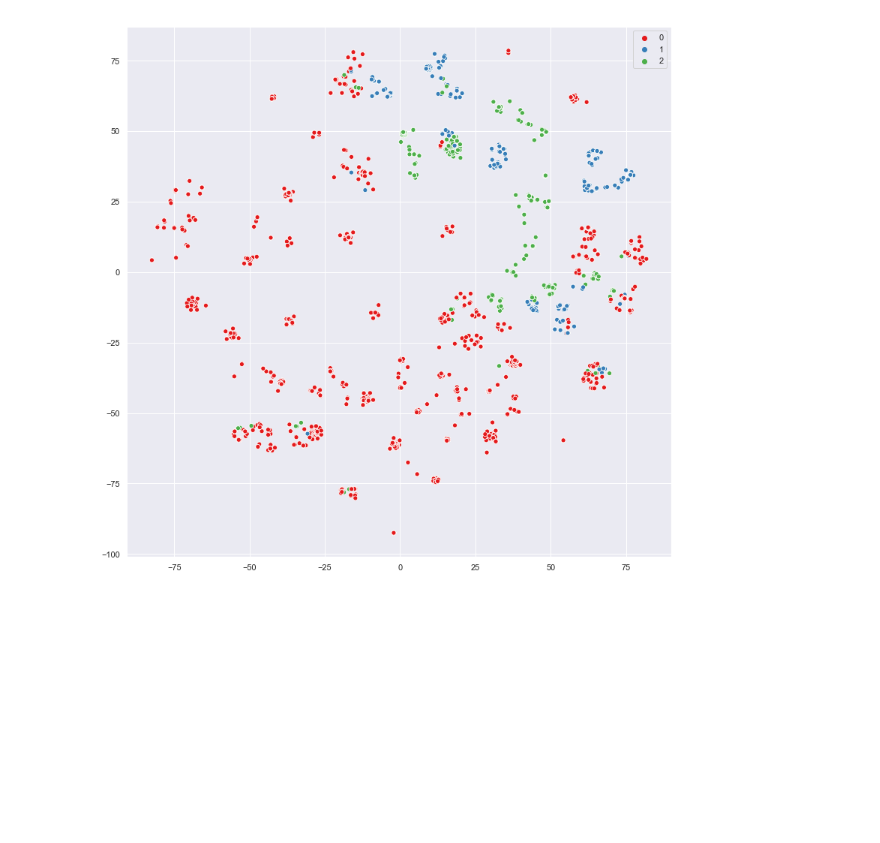
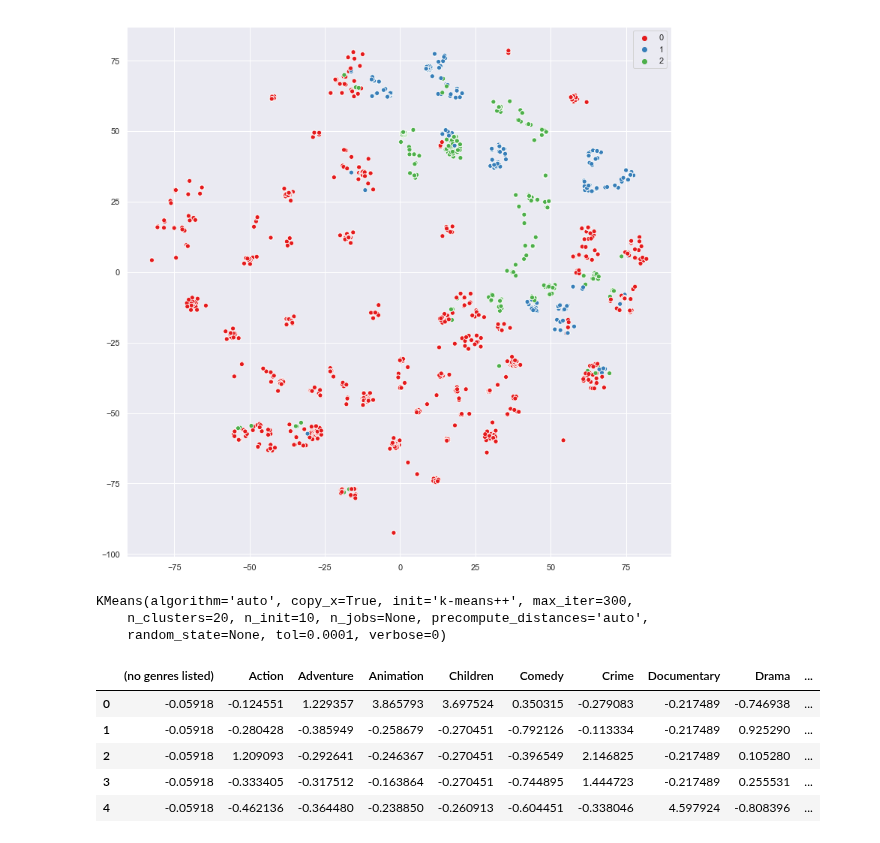
Before and after one commit to lsandrade/alura-ml, a Jupyter notebook: recomendacao filmes.ipynb, the cells around one changed output. Saved outputs shown, nothing was run; the diff lists cells and outputs as text; code cells hidden in the pictures; blank space fills up the shorter version.

```diff
--- a/recomendacao filmes.ipynb
+++ b/recomendacao filmes.ipynb
@@ -143,3 +143,21 @@ sns.scatterplot(x=visualizacao[:,0], y=visualizacao[:,1],
 # %% [output]
 <matplotlib.axes._subplots.AxesSubplot at 0x...>
 [figure]
+# %%
+modelo = KMeans(n_clusters=20)
+modelo.fit(generos_escalados)
+# %% [output]
+KMeans(algorithm='auto', copy_x=True, init='k-means++', max_iter=300,
+    n_clusters=20, n_init=10, n_jobs=None, precompute_distances='auto',
+    random_state=None, tol=0.0001, verbose=0)
+# %%
+grupos = pd.DataFrame(modelo.cluster_centers_,
+                      columns=generos.columns)
+grupos.head()
+# %% [output]
+|  | (no genres listed) | Action | Adventure | Animation | Children | Comedy | Crime | Documentary | Drama | ... |
+| 0 | -0.05918 | -0.124551 | 1.229357 | 3.865793 | 3.697524 | 0.350315 | -0.279083 | -0.217489 | -0.746938 | ... |
+| 1 | -0.05918 | -0.280428 | -0.385949 | -0.258679 | -0.270451 | -0.792126 | -0.113334 | -0.217489 | 0.925290 | ... |
+| 2 | -0.05918 | 1.209093 | -0.292641 | -0.246367 | -0.270451 | -0.396549 | 2.146825 | -0.217489 | 0.105280 | ... |
+| 3 | -0.05918 | -0.333405 | -0.317512 | -0.163864 | -0.270451 | -0.744895 | 1.444723 | -0.217489 | 0.255531 | ... |
+| 4 | -0.05918 | -0.462136 | -0.364480 | -0.238850 | -0.260913 | -0.604451 | -0.338046 | 4.597924 | -0.808396 | ... |
```
Also changed, not shown: parts of 2 cells of this notebook.
